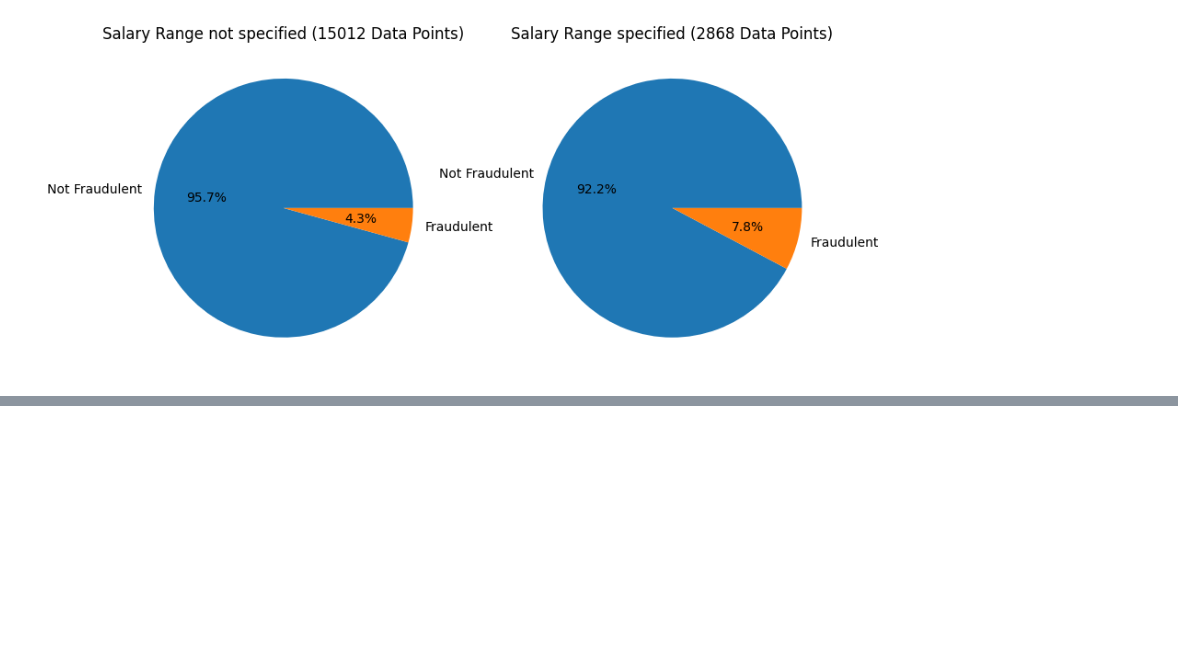
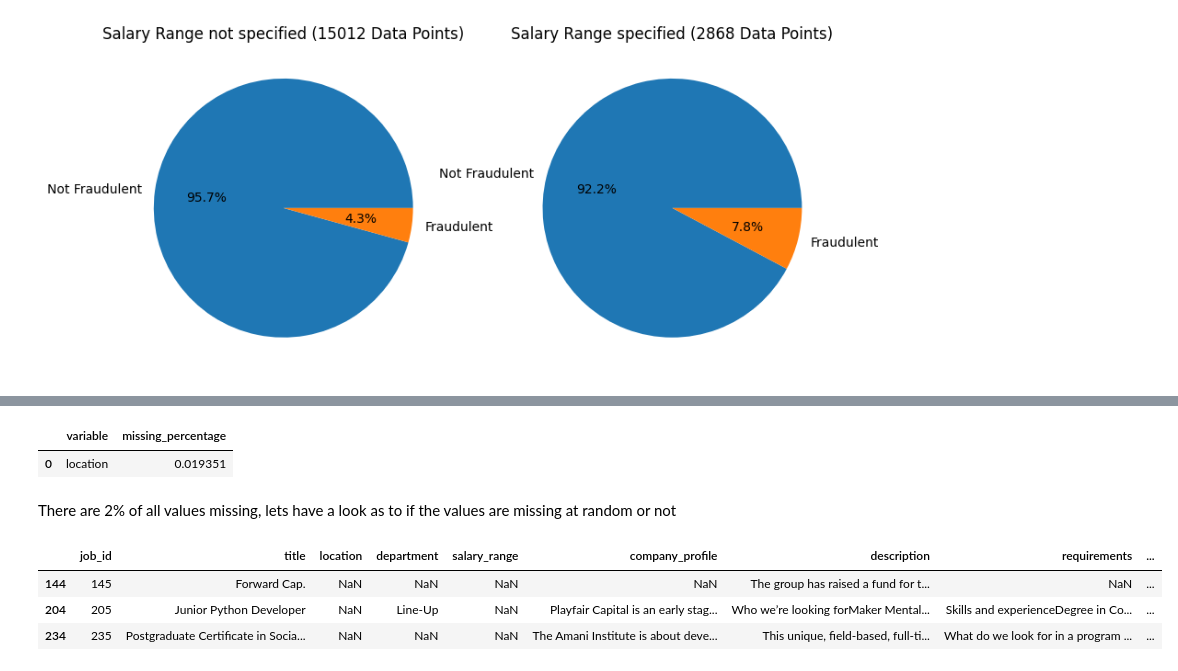
Before and after one commit to AlexandruSchneider/machine-learning-cds-106, a Jupyter notebook: Abgabe/fake_postings.ipynb, the cells around one changed output, grey strips where cells are left out. Saved outputs shown, nothing was run; the diff lists cells and outputs as text; code cells hidden in the pictures; blank space fills up the shorter version.

```diff
--- a/Abgabe/fake_postings.ipynb
+++ b/Abgabe/fake_postings.ipynb
@@ -143,0 +174,17 @@ We need to further look into the salary range.
+# %%
+# get location missing percentage
+postings_na[postings_na['variable'] == 'location']
+# %% [output]
+|  | variable | missing_percentage |
+| 0 | location | 0.019351 |
+# %% [markdown]
+There are 2% of all values missing, lets have a look as to if the values are missing at random or not
+# %%
+# get the data points where location is missing
+df_location_na = postings[postings['location'].isnull()]
+df_location_na.head(3)
+# %% [output]
+|  | job_id | title | location | department | salary_range | company_profile | description | requirements | ... |
+| 144 | 145 | Forward Cap. | NaN | NaN | NaN | NaN | The group has raised a fund for t... | NaN | ... |
+| 204 | 205 | Junior Python Developer | NaN | Line-Up | NaN | Playfair Capital is an early stag... | Who we’re looking forMaker Mental... | Skills and experienceDegree in Co... | ... |
+| 234 | 235 | Postgraduate Certificate in Socia... | NaN | NaN | NaN | The Amani Institute is about deve... | This unique, field-based, full-ti... | What do we look for in a program ... | ... |
```
Also changed, not shown: parts of 7 cells of this notebook.
